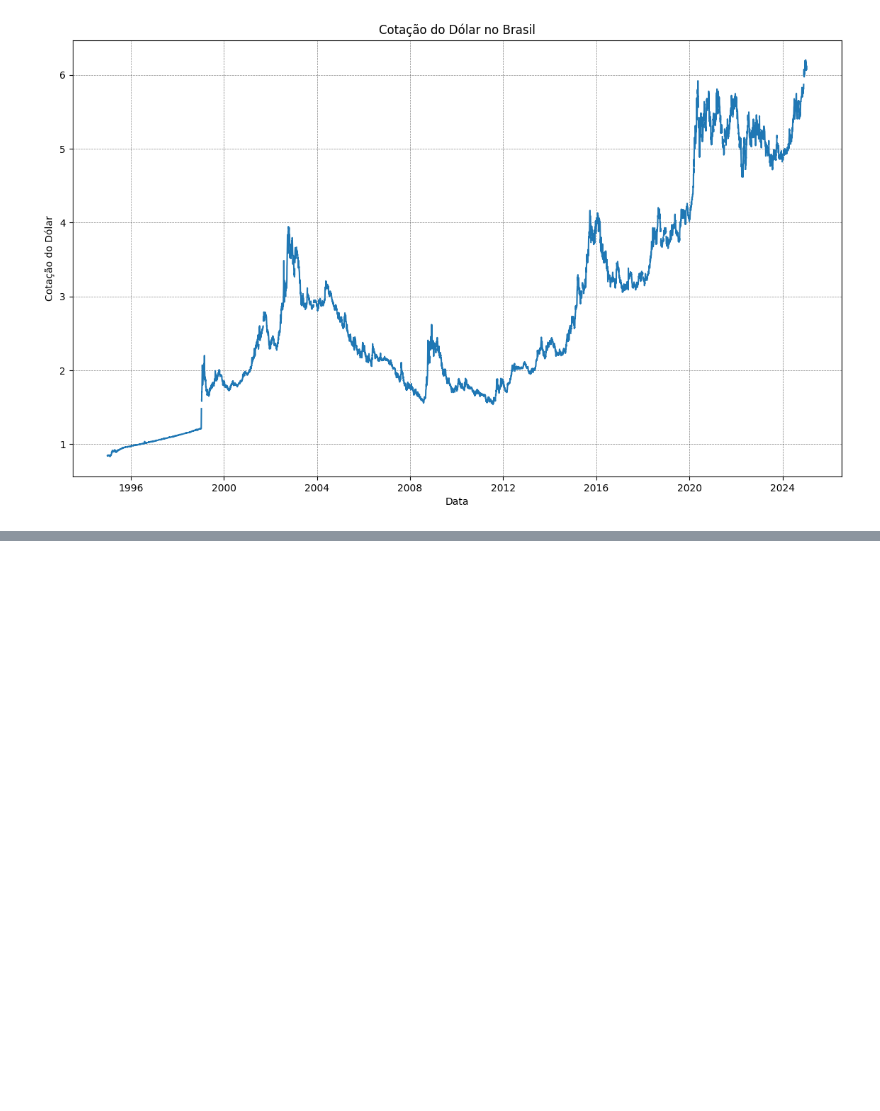
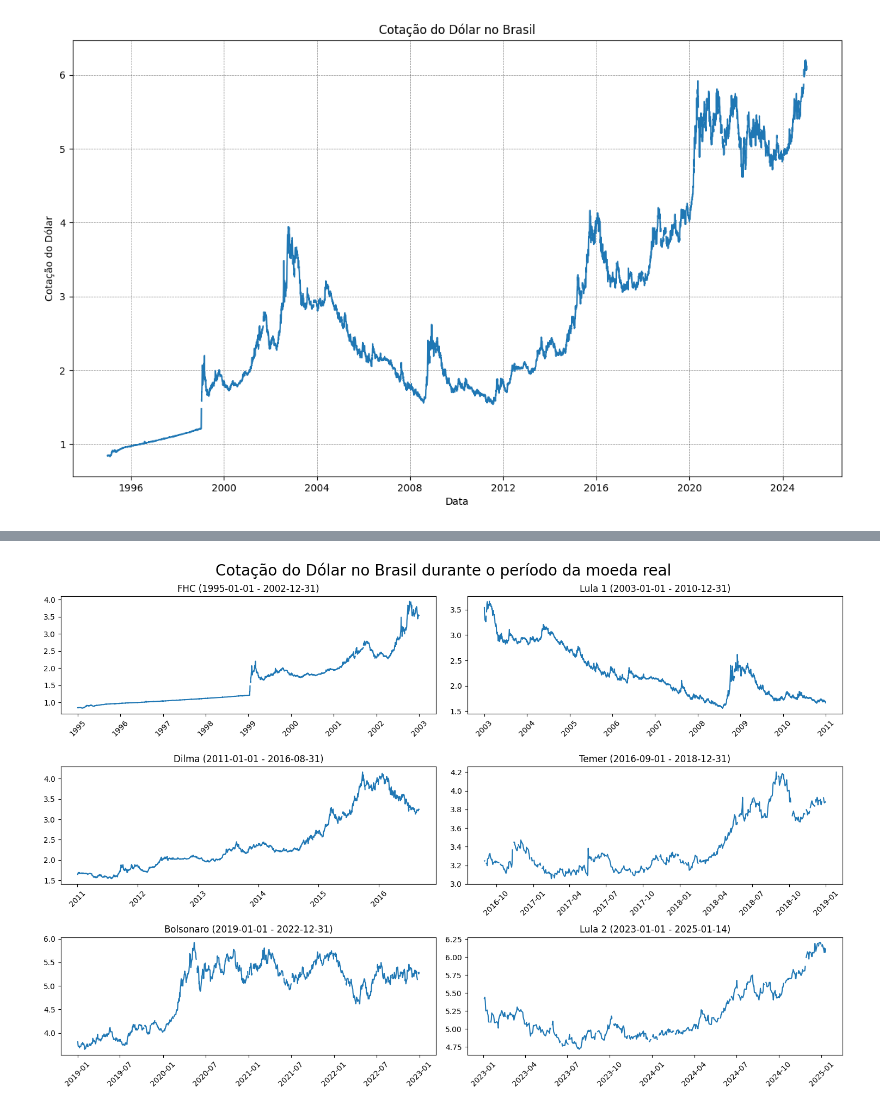
Before and after one commit to stephanyresque/Ciencia-de-dados-2, a Jupyter notebook: mes01/15_01_25.ipynb, the cells around one changed output, grey strips where cells are left out. Cells and saved outputs as stored; diff of their text form; code cells hidden in the pictures; blank space fills up the shorter version.

```diff
--- a/mes01/15_01_25.ipynb
+++ b/mes01/15_01_25.ipynb
@@ -842,0 +876,14 @@ plt.show()
+# %%
+fig, axs = plt.subplots(3, 2, figsize=(15, 10), tight_layout= True)
+
+for presidente, periodo, ax in zip(presidentes.keys(), presidentes.values(), axs.flatten()):
+    df_temp = df.loc[presidentes[presidente][0]:presidentes[presidente][1]]
+
+    ax.plot(df_temp.index, df_temp['value'])
+    ax.xaxis.set_tick_params(rotation=45)
+    ax.set_title(f"{presidente} ({periodo[0]} - {periodo[1]})")
+
+fig.suptitle("Cotação do Dólar no Brasil durante o período da moeda real", fontsize = 20)
+plt.show()
+# %% [output]
+[figure, added]
```
Also changed, not shown: parts of 6 cells of this notebook.
